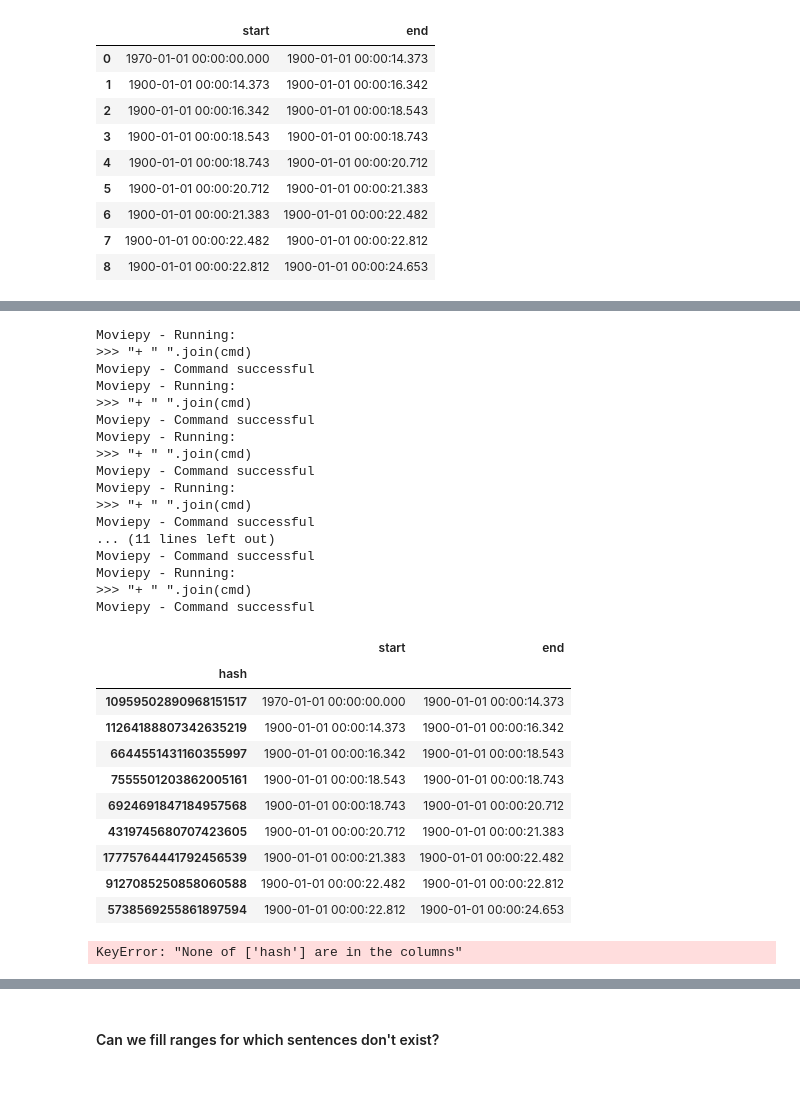
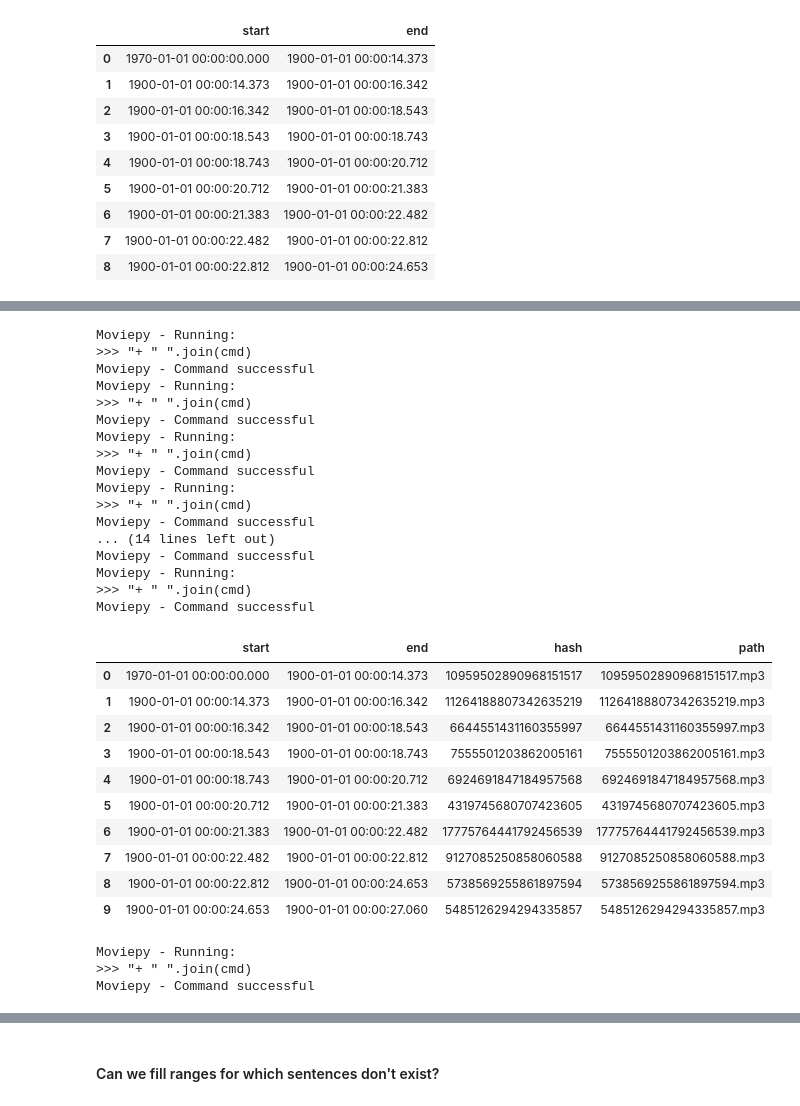
Before and after one commit to adhadse/Deepdubpy, a Jupyter notebook: 2_Clip_Audio.ipynb, the cells around one changed output, grey strips where cells are left out. Saved outputs shown, nothing was run; the diff lists cells and outputs as text; code cells hidden in the pictures.

```diff
--- a/2_Clip_Audio.ipynb
+++ b/2_Clip_Audio.ipynb
@@ -19,7 +20,7 @@ from moviepy.video.io.ffmpeg_tools import ffmpeg_extract_audio
 BASE_DIR = 'T:/pycharm_repo/Working_dir/Deepdub'
 DRAMA = '/tale_of_nine_tailed'
 
-OUTPUT_DIR = 'output_dir'
+OUTPUT_DIR = './output_dir' + DRAMA
 SAMPLE_DIR = BASE_DIR + DRAMA
 SUBTITLE_DIR = SAMPLE_DIR + '/subtitles/'
 EP = 1
@@ -134,7 +135,7 @@ Moviepy - Command successful
 # %% [markdown]
 # Clip Audio based on Sentences and extract non sentence speaking audio too.
 # %%
-deep_s = DeepdubSentences(SUBTITLE_DIR + f'ep{EP}_eng.srt',
+deep_s = DeepdubSentence(SUBTITLE_DIR + f'ep{EP}_eng.srt',
                           slice_from=slice_from, slice_to=slice_to)
 sentence_df = deep_s.get_sentences(hashed=True)
 sentence_df
@@ -224,13 +215,13 @@ ValueError: If using all scalar values, you must pass an index
 # %%
 # The above DataFrame doesn't have information about
-# last clip, after all sentences has ended
+# last clip, after all the sentences has ended
+
 from pyffmpeg import FFprobe
 
-# FFprobe(output_audio).duration
 audio_df = pd.concat([
   audio_df, pd.DataFrame({
-    "start": audio_df.iloc[-1].end,
-    "end": pd.to_datetime(FFprobe(output_audio).duration, format="%H:%M:%S.%f")
+    "start": [audio_df.iloc[-1].end],
+    "end": [pd.to_datetime(FFprobe(output_audio).duration, format="%H:%M:%S.%f")]
   })], ignore_index=True, axis=0)
 audio_df["hash"] = pd.util.hash_pandas_object(audio_df[["start", "end"]], index=False)
 audio_df
@@ -245,7 +246,8 @@ def create_audio_clips(audio_df, output_dir):
                timestamp_to_seconds(row["end"]),
                audio_clip_path)
 
-create_audio_clips(audio_df, OUTPUT_DIR + '/audio_clips')
+
+create_audio_clips(audio_df, OUTPUT_DIR + '/audio_segments')
 # %% [output]
 Moviepy - Running:
 >>> "+ " ".join(cmd)
@@ -259,22 +261,24 @@ Moviepy - Command successful
 Moviepy - Running:
 >>> "+ " ".join(cmd)
 Moviepy - Command successful
-... (11 lines left out)
+... (14 lines left out)
 Moviepy - Command successful
 Moviepy - Running:
 >>> "+ " ".join(cmd)
 Moviepy - Command successful
-# %%
-audio_df.set_index(["hash"])
-# %% [output]
-|  | start | end |
-| hash |  |  |
-| 10959502890968151517 | 1970-01-01 00:00:00.000 | 1900-01-01 00:00:14.373 |
-| 11264188807342635219 | 1900-01-01 00:00:14.373 | 1900-01-01 00:00:16.342 |
-| 6644551431160355997 | 1900-01-01 00:00:16.342 | 1900-01-01 00:00:18.543 |
-| 7555501203862005161 | 1900-01-01 00:00:18.543 | 1900-01-01 00:00:18.743 |
-| 6924691847184957568 | 1900-01-01 00:00:18.743 | 1900-01-01 00:00:20.712 |
-| 4319745680707423605 | 1900-01-01 00:00:20.712 | 1900-01-01 00:00:21.383 |
-| 17775764441792456539 | 1900-01-01 00:00:21.383 | 1900-01-01 00:00:22.482 |
-| 9127085250858060588 | 1900-01-01 00:00:22.482 | 1900-01-01 00:00:22.812 |
-| 5738569255861897594 | 1900-01-01 00:00:22.812 | 1900-01-01 00:00:24.653 |
+# %%
+audio_df[["path"]] = audio_df[["hash"]].applymap(
+  lambda h: str(h) + ".mp3" if h in sentence_df.index else str(h) + ".mp3")
+audio_df
+# %% [output]
+|  | start | end | hash | path |
+| 0 | 1970-01-01 00:00:00.000 | 1900-01-01 00:00:14.373 | 10959502890968151517 | 10959502890968151517.mp3 |
+| 1 | 1900-01-01 00:00:14.373 | 1900-01-01 00:00:16.342 | 11264188807342635219 | 11264188807342635219.mp3 |
+| 2 | 1900-01-01 00:00:16.342 | 1900-01-01 00:00:18.543 | 6644551431160355997 | 6644551431160355997.mp3 |
+| 3 | 1900-01-01 00:00:18.543 | 1900-01-01 00:00:18.743 | 7555501203862005161 | 7555501203862005161.mp3 |
+| 4 | 1900-01-01 00:00:18.743 | 1900-01-01 00:00:20.712 | 6924691847184957568 | 6924691847184957568.mp3 |
+| 5 | 1900-01-01 00:00:20.712 | 1900-01-01 00:00:21.383 | 4319745680707423605 | 4319745680707423605.mp3 |
+| 6 | 1900-01-01 00:00:21.383 | 1900-01-01 00:00:22.482 | 17775764441792456539 | 17775764441792456539.mp3 |
+| 7 | 1900-01-01 00:00:22.482 | 1900-01-01 00:00:22.812 | 9127085250858060588 | 9127085250858060588.mp3 |
+| 8 | 1900-01-01 00:00:22.812 | 1900-01-01 00:00:24.653 | 5738569255861897594 | 5738569255861897594.mp3 |
+| 9 | 1900-01-01 00:00:24.653 | 1900-01-01 00:00:27.060 | 5485126294294335857 | 5485126294294335857.mp3 |
@@ -281,3 +290,17 @@ audio_df.set_index(["hash"])
 # %%
+# Let's concatenate all our audio clips back to test it
+# using `audio_clip_list.txt`
+def concatenate_audio_clips():
+  cmd = [get_setting("FFMPEG_BINARY"), "-y",
+         "-f", "concat",
+         "-safe", "0",
+         "-i", OUTPUT_DIR + '/audio_segments/audio_segments_list.txt',
+         "-c", "copy",
+         OUTPUT_DIR + '/audio_segments/audio_gen.mp3']
+  subprocess_call(cmd)
+
+concatenate_audio_clips()
 # %% [output]
-KeyError: "None of ['hash'] are in the columns"
+Moviepy - Running:
+>>> "+ " ".join(cmd)
+Moviepy - Command successful
```
Also changed, not shown: parts of 12 cells of this notebook, 5 other files.
